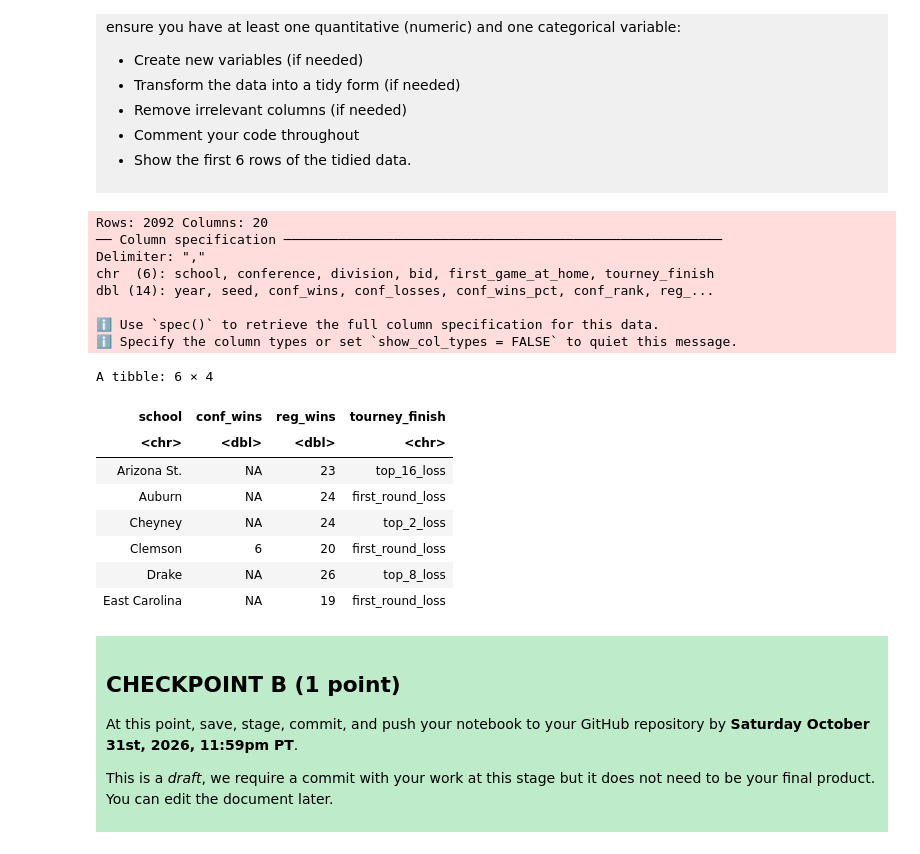
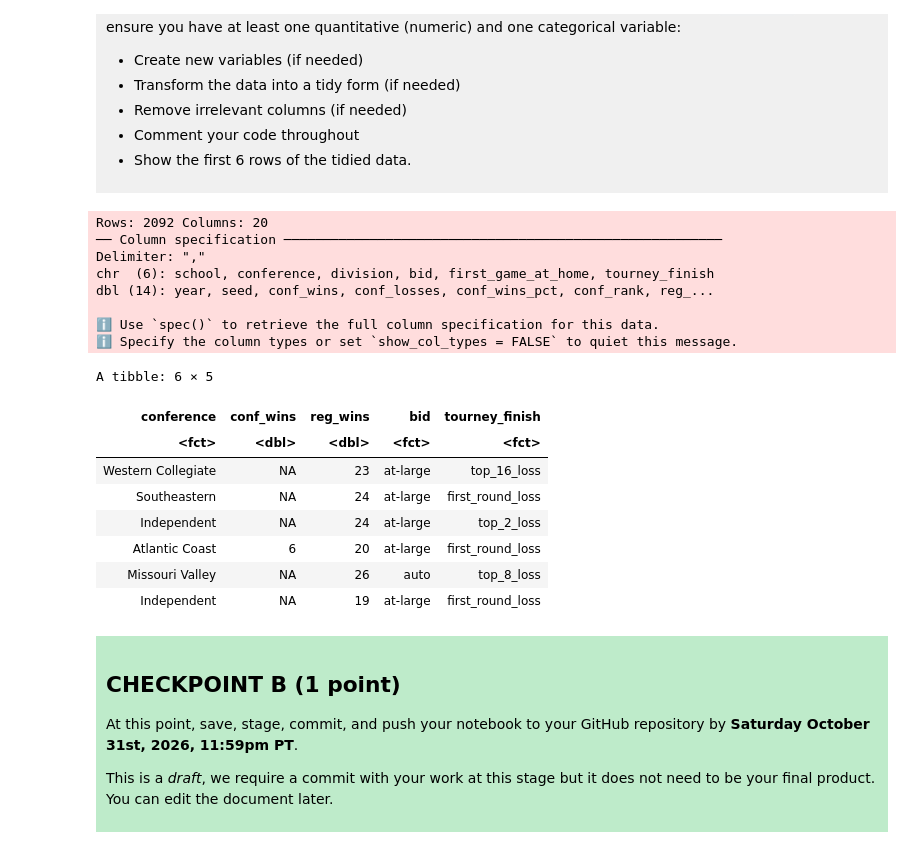
Before and after one commit to kacho-cheese34/dsci-100-project-kachi-chijuka, a Jupyter notebook: dsci-100-project-notebook.ipynb, the cells around one changed output. Saved outputs shown, nothing was run; the diff lists cells and outputs as text; code cells hidden in the pictures.

```diff
--- a/dsci-100-project-notebook.ipynb
+++ b/dsci-100-project-notebook.ipynb
@@ -182,3 +177,6 @@ A tibble: 6 × 20
 | 1982 | Clemson | 5 | Atlantic Coast | 6 | 3 | 66.7 | 4 | NA | 20 | ... |
 | 1982 | Drake | 4 | Missouri Valley | NA | NA | NA | NA | NA | 26 | ... |
 | 1982 | East Carolina | 6 | Independent | NA | NA | NA | NA | NA | 19 | ... |
+# %%
+ncaa_womens<- read_csv("project_data/ncaa_womens.csv")
+ncaa_womens
@@ -241,31 +258,35 @@ Produce a tidy data set that could be used to answer your research question usin
 
 </div>
 # %%
-ncaa_womens<-read_delim("project_data/ncaa_womens.csv",
+ncaa_womens_all<-read_delim("project_data/ncaa_womens.csv",
            delim= ',')# reading the data into R again
 ncaa_womens_selected_6<- ncaa_womens|>
-select(school,conf_wins, reg_wins, tourney_finish)|># selecting the relevant columns
+select(conference, conf_wins, reg_wins,bid,tourney_finish)|># selecting the relevant columns
+mutate(conference= as.factor(conference), #turning the catagorical variables to factors
+       tourney_finish= as.factor(tourney_finish),
+       bid= as.factor(bid))|>
+
 head(6)
 
 ncaa_womens_selected_6
 # %% [output]
 Rows: 2092 Columns: 20
 ── Column specification ────────────────────────────────────────────────────────
 Delimiter: ","
 chr  (6): school, conference, division, bid, first_game_at_home, tourney_finish
 dbl (14): year, seed, conf_wins, conf_losses, conf_wins_pct, conf_rank, reg_...
 
 ℹ Use `spec()` to retrieve the full column specification for this data.
 ℹ Specify the column types or set `show_col_types = FALSE` to quiet this message.
-A tibble: 6 × 4
+A tibble: 6 × 5
-| school | conf_wins | reg_wins | tourney_finish |
-| <chr> | <dbl> | <dbl> | <chr> |
-| Arizona St. | NA | 23 | top_16_loss |
-| Auburn | NA | 24 | first_round_loss |
-| Cheyney | NA | 24 | top_2_loss |
-| Clemson | 6 | 20 | first_round_loss |
-| Drake | NA | 26 | top_8_loss |
-| East Carolina | NA | 19 | first_round_loss |
+| conference | conf_wins | reg_wins | bid | tourney_finish |
+| <fct> | <dbl> | <dbl> | <fct> | <fct> |
+| Western Collegiate | NA | 23 | at-large | top_16_loss |
+| Southeastern | NA | 24 | at-large | first_round_loss |
+| Independent | NA | 24 | at-large | top_2_loss |
+| Atlantic Coast | 6 | 20 | at-large | first_round_loss |
+| Missouri Valley | NA | 26 | auto | top_8_loss |
+| Independent | NA | 19 | at-large | first_round_loss |
 # %% [markdown]
 <div style="background-color: #beebca; padding: 10px;">
 
```
Also changed, not shown: parts of 16 cells of this notebook.
